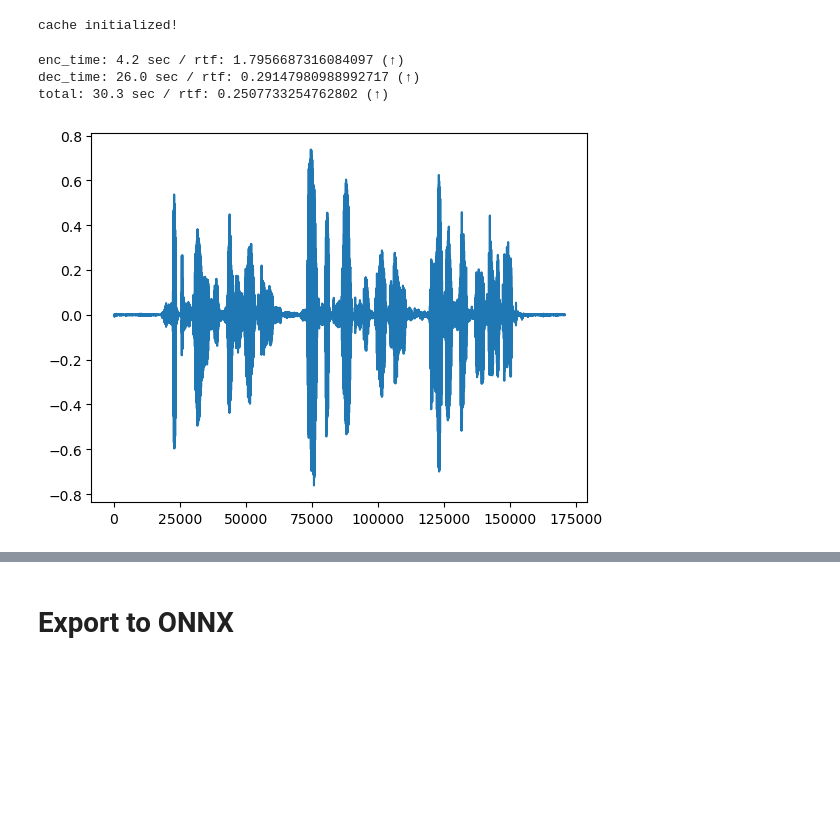
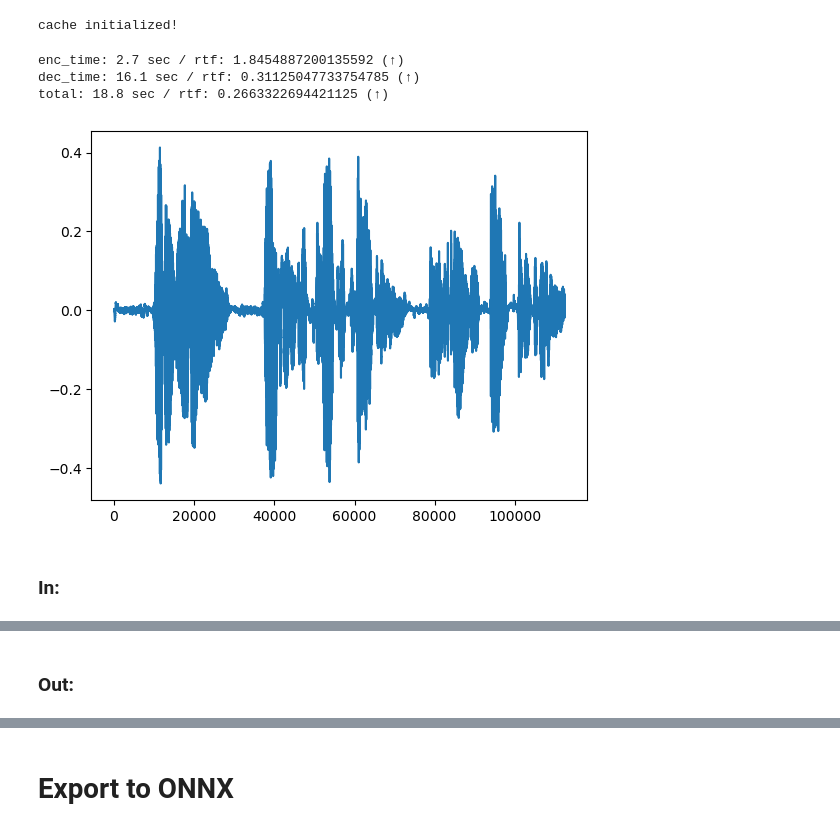
Before and after one commit to aask1357/hilcodec, a Jupyter notebook: scripts/AudioDec Onnx.ipynb, the cells around one changed output, grey strips where cells are left out. Saved outputs shown, nothing was run; the diff lists cells and outputs as text; code cells hidden in the pictures; blank space fills up the shorter version.

Commit message:
clean codes

```diff
--- a/scripts/AudioDec Onnx.ipynb
+++ b/scripts/AudioDec Onnx.ipynb
@@ -17,8 +17,10 @@ from models.audiodec.streaming import AudioDec
 model = AudioDec()
 model.eval()
 
-encoder_checkpoint = '/home/shahn/Documents/codec/AudioDec/exp/autoencoder/symAD_libritts_24000_hop300/checkpoint-500000steps.pkl'
-decoder_checkpoint = '/home/shahn/Documents/codec/AudioDec/exp/vocoder/AudioDec_v1_symAD_libritts_24000_hop300_clean/checkpoint-500000steps.pkl'
+# Before start, download AudioDec checkpoint from official github repo
+base_dir = '/home/shahn/Documents/codec/AudioDec'
+encoder_checkpoint = f'{base_dir}/exp/autoencoder/symAD_libritts_24000_hop300/checkpoint-500000steps.pkl'
+decoder_checkpoint = f'{base_dir}/exp/vocoder/AudioDec_v1_symAD_libritts_24000_hop300_clean/checkpoint-500000steps.pkl'
 
 state_dict = torch.load(encoder_checkpoint, map_location='cpu')['model']['generator']
 enc_state_dict = {}
@@ -60,7 +62,7 @@ cache_enc, cache_dec = model.initialize_cache(torch.randn(1))
 torch.set_num_threads(1)
 hop_size = 320
 SR = 24_000
-wav, _ = librosa.load("/home/shahn/Datasets/VCTK-0.92/wav16_silence_trimmed/p225/p225_003_mic1.wav", sr=SR)
+wav = librosa.load("../onnx/input_speech.wav", sr=SR)[0][:SR*5]
 wav = torch.from_numpy(wav).view(1,1,  -1).clamp(min=-1, max=1)
 length = wav.size(-1) // hop_size * hop_size
 wav = wav[:,:,:length]
@@ -71,48 +73,41 @@ cache initialized!
 # %%
 wav_out_list = []
 enc_time, dec_time = 0., 0.
 st = time.perf_counter()
 with torch.no_grad():
     for i in tqdm(range(0, length, hop_size)):
         wav_in = wav[:, :, i:i+hop_size]
         x, cache_enc = model.encoder(wav_in, *cache_enc)
         indices = model.quantizer(x, 8)
         et = time.perf_counter()
         enc_time += et - st
         st = et
         q = model.dequantizer(indices, 8)
         wav_out, cache_dec = model.decoder(q, *cache_dec)
         et = time.perf_counter()
         dec_time += et - st
         st = et
         wav_out_list.append(wav_out.squeeze(1).clamp(min=-1, max=1))
-#     wav_out, cache_enc, cache_dec = model(wav, 16, *cache_enc, *cache_dec)
-#     wav_out, *_ = wrapper.model(wav, 16)
-#     wav_out_list.append(wav_out.squeeze(1))
 et = time.perf_counter()
 print(f"enc_time: {enc_time:.1f} sec / rtf: {length/SR / enc_time} (↑)")
 print(f"dec_time: {dec_time:.1f} sec / rtf: {length/SR / dec_time} (↑)")
 total = enc_time + dec_time
 print(f"total: {total:.1f} sec / rtf: {length/SR / total} (↑)")
 
 wav_out = torch.cat(wav_out_list, dim=1)[0].numpy()
 plt.plot(wav_out)
 plt.show()
-# out_encodec, sr_encodec = librosa.load("/home/shahn/Documents/codec/encodec/test_24k_out_benchmark.wav", sr=None)
-# assert SR == sr_encodec
-# plt.plot(out_encodec)
-# plt.show()
-# plt.plot(wav_out-out_encodec)
-# plt.show()
-ipd.display(ipd.Audio(wav_out, rate=SR, normalize=False))
-ipd.display(ipd.Audio(wav.numpy().squeeze(), rate=SR, normalize=False))
+ipd.display(ipd.Markdown('### In:'), ipd.Audio(wav.numpy().squeeze(), rate=SR, normalize=False))
+ipd.display(ipd.Markdown('### Out:'), ipd.Audio(wav_out, rate=SR, normalize=False))
 cache_enc, cache_dec = model.initialize_cache(torch.randn(1))
 # %% [output]
-enc_time: 4.2 sec / rtf: 1.7956687316084097 (↑)
-dec_time: 26.0 sec / rtf: 0.29147980988992717 (↑)
-total: 30.3 sec / rtf: 0.2507733254762802 (↑)
+enc_time: 2.7 sec / rtf: 1.8454887200135592 (↑)
+dec_time: 16.1 sec / rtf: 0.31125047733754785 (↑)
+total: 18.8 sec / rtf: 0.2663322694421125 (↑)
-[figure, old version]
+[figure, new version]
+### In:
 [interactive output not drawn]
+### Out:
 [interactive output not drawn]
 # %% [markdown]
 # Export to ONNX
```
Also changed, not shown: parts of 1 cell of this notebook, 37 other files.
